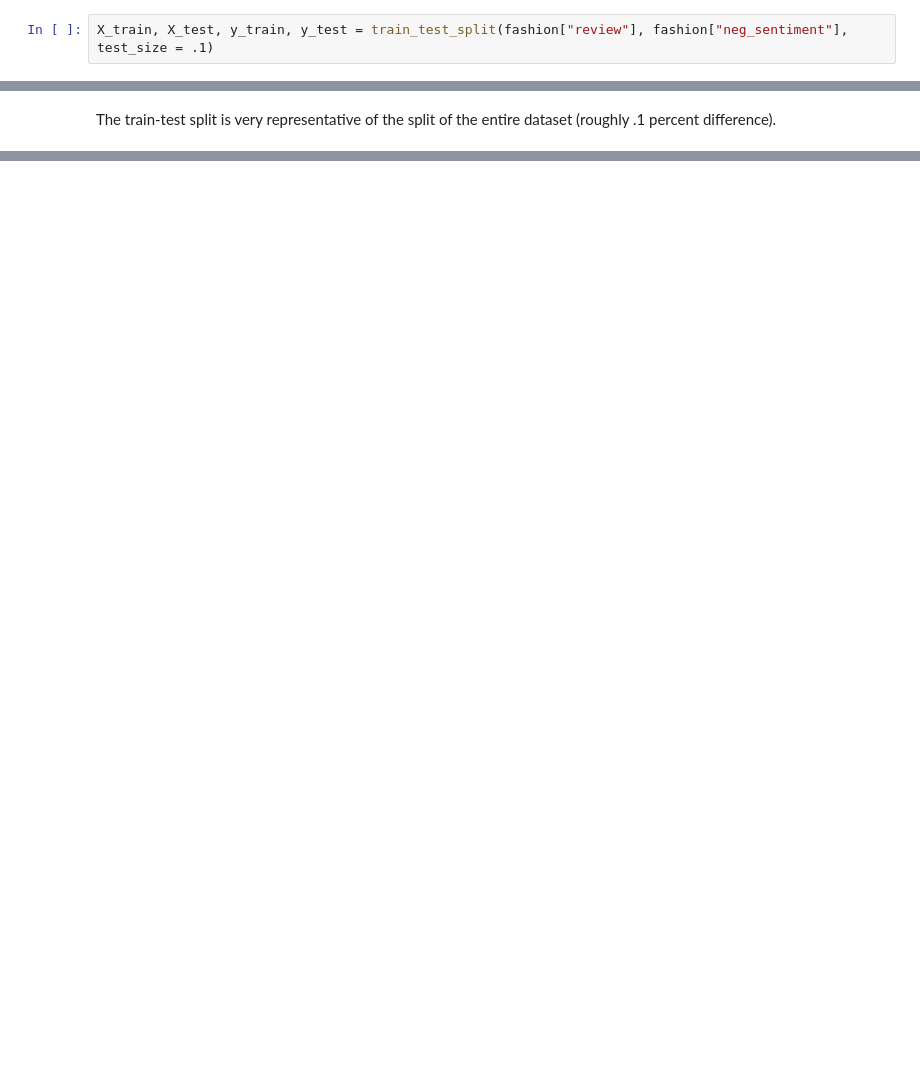
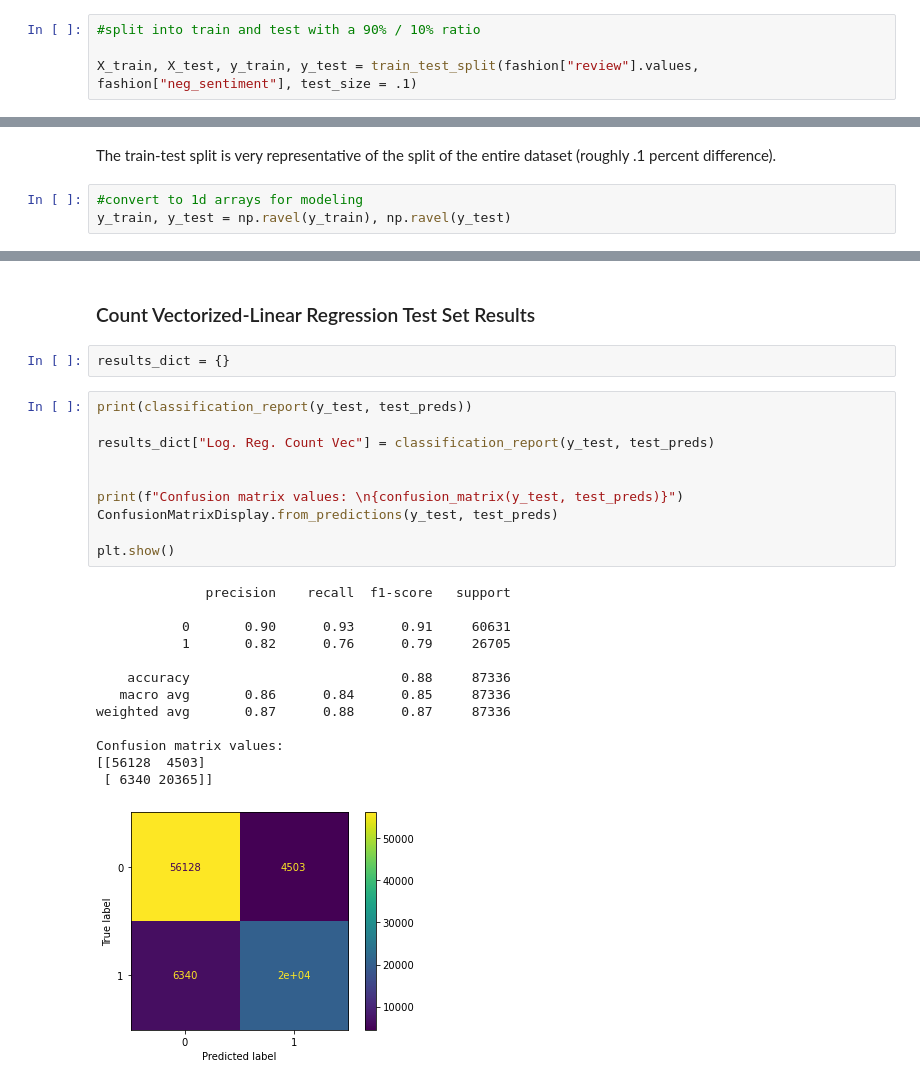
Before and after one commit to josephplpriest/springboard, a Jupyter notebook: capstone_projects/capstone_2/notebooks/03_Preprocessing_and_Training.ipynb, the cells around one changed output, grey strips where cells are left out. Cells and saved outputs as stored; diff of their text form; blank space fills up the shorter version.

```diff
--- a/capstone_projects/capstone_2/notebooks/03_Preprocessing_and_Training.ipynb
+++ b/capstone_projects/capstone_2/notebooks/03_Preprocessing_and_Training.ipynb
@@ -143,7 +146,9 @@ seed(42)
 # %% [markdown]
 ### 3.4.2 Train/Test Split <a name="3.4.2"><a/>
 # %%
-X_train, X_test, y_train, y_test = train_test_split(fashion["review"], fashion["neg_sentiment"], test_size = .1)
+#split into train and test with a 90% / 10% ratio
+
+X_train, X_test, y_train, y_test = train_test_split(fashion["review"].values, fashion["neg_sentiment"], test_size = .1)
 # %% [markdown]
 ### 3.4.3 Examine Class Split for Train/Test Data <a name="3.4.3"><a/>
 # %%
@@ -161,3 +166,6 @@ Positive reviews: 69.61%
 # %% [markdown]
 The train-test split is very representative of the split of the entire dataset (roughly .1 percent difference).
+# %%
+#convert to 1d arrays for modeling
+y_train, y_test = np.ravel(y_train), np.ravel(y_test)
 # %% [markdown]
@@ -166,0 +228,28 @@ vectorizer1 = CountVectorizer()
+# %% [markdown]
+### Count Vectorized-Linear Regression Test Set Results
+# %%
+results_dict = {}
+# %%
+print(classification_report(y_test, test_preds))
+
+results_dict["Log. Reg. Count Vec"] = classification_report(y_test, test_preds)
+
+
+print(f"Confusion matrix values: \n{confusion_matrix(y_test, test_preds)}")
+ConfusionMatrixDisplay.from_predictions(y_test, test_preds)
+
+plt.show()
+# %% [output]
+              precision    recall  f1-score   support
+
+           0       0.90      0.93      0.91     60631
+           1       0.82      0.76      0.79     26705
+
+    accuracy                           0.88     87336
+   macro avg       0.86      0.84      0.85     87336
+weighted avg       0.87      0.88      0.87     87336
+
+Confusion matrix values:
+[[56128  4503]
+ [ 6340 20365]]
+[figure, added]
```
Also changed, not shown: parts of 43 cells of this notebook, 2 other files.
